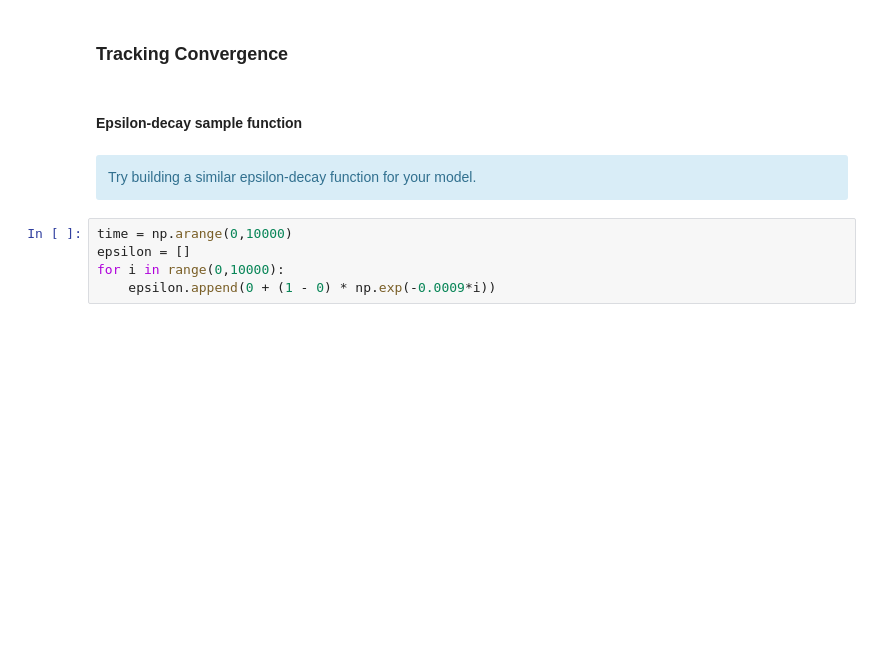
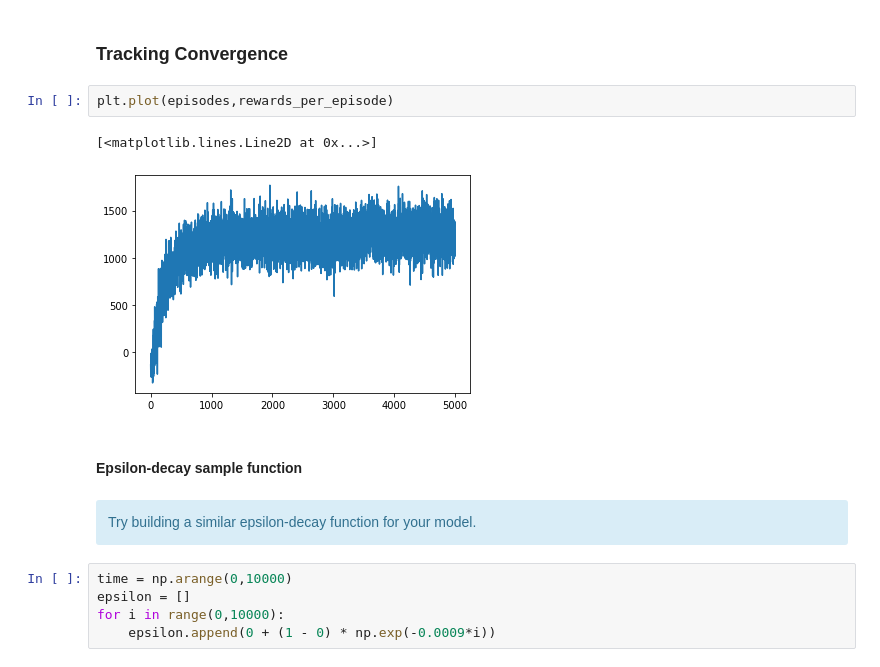
Before and after one commit to gauravsbisht/sharedCabRL, a Jupyter notebook: DQN_Agent_Arch1.ipynb, the cells around one changed output. Saved outputs shown, nothing was run; the diff lists cells and outputs as text; blank space fills up the shorter version.

```diff
--- a/DQN_Agent_Arch1.ipynb
+++ b/DQN_Agent_Arch1.ipynb
@@ -352,5 +283,10 @@ Initial State is  [3, 16, 0]
 # %% [markdown]
 ### Tracking Convergence
+# %%
+plt.plot(episodes,rewards_per_episode)
+# %% [output]
+[<matplotlib.lines.Line2D at 0x...>]
+[figure, added]
 # %% [markdown]
 #### Epsilon-decay sample function
 # %% [markdown]
```
Also changed, not shown: parts of 5 cells of this notebook, 1 other file.
